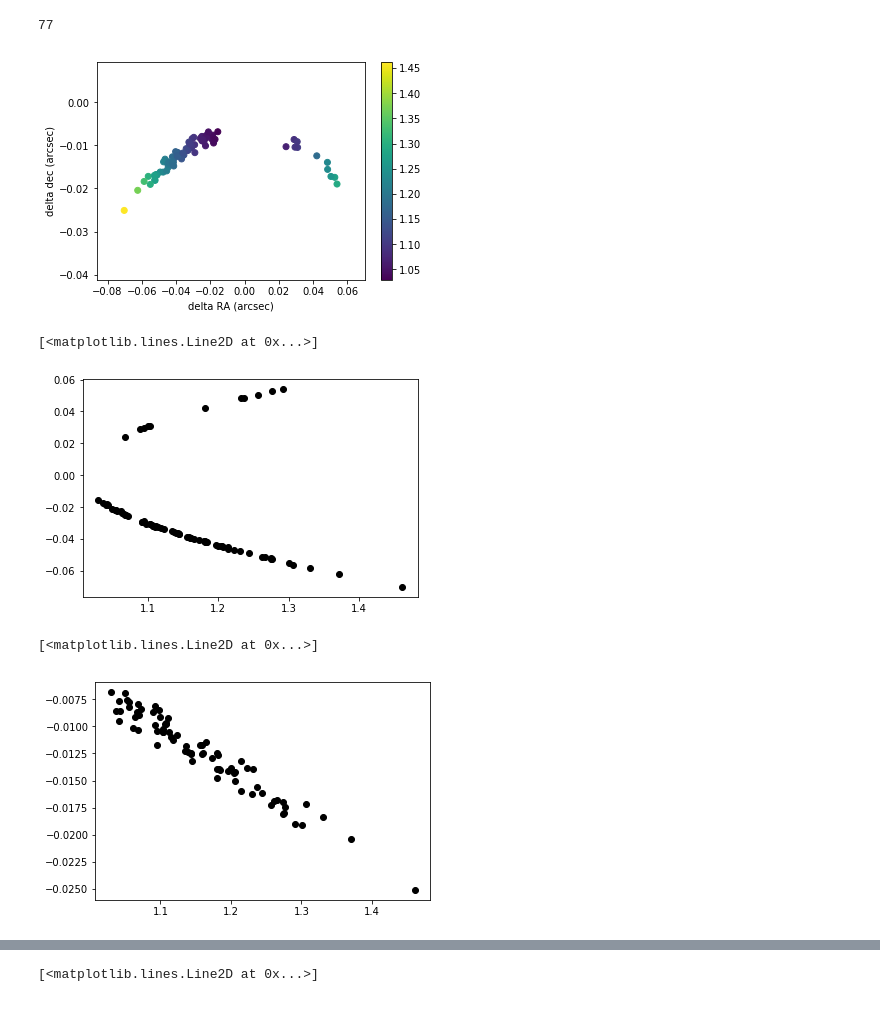
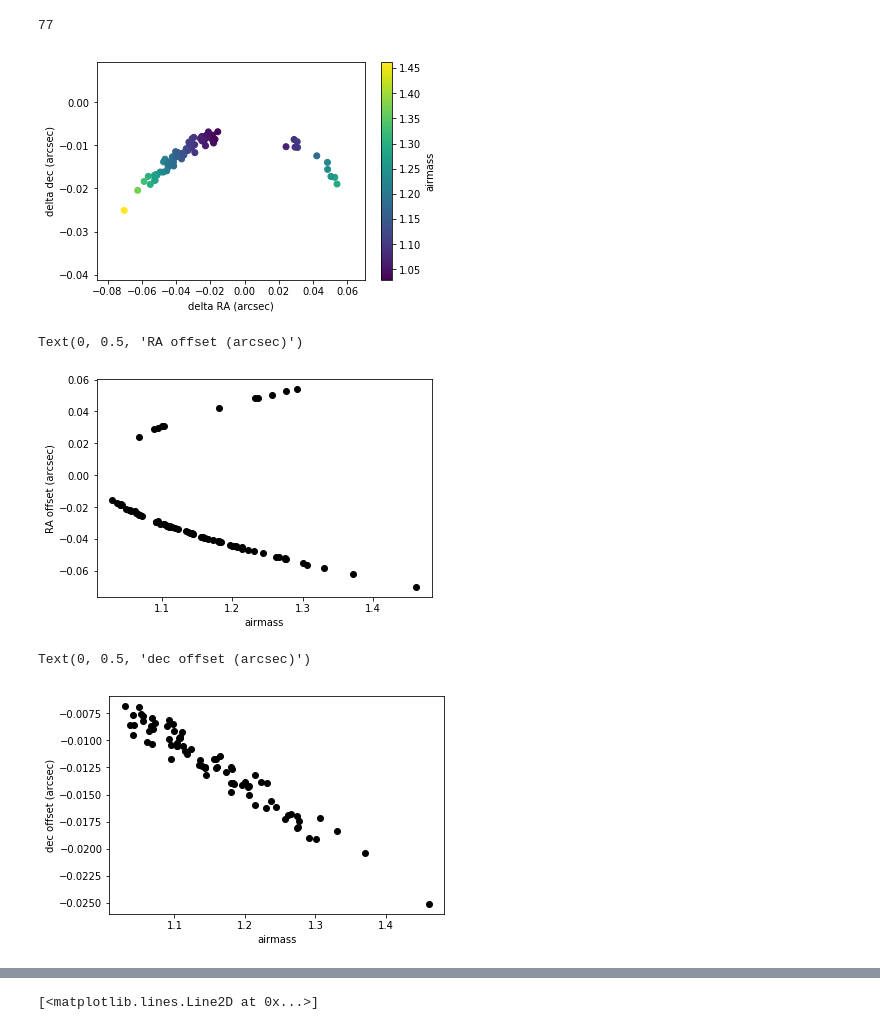
Before and after one commit to yoachim/20_Scratch, a Jupyter notebook: dcr_look/dcr.ipynb, the cells around one changed output, grey strips where cells are left out. Saved outputs shown, nothing was run; the diff lists cells and outputs as text; code cells hidden in the pictures.

```diff
--- a/dcr_look/dcr.ipynb
+++ b/dcr_look/dcr.ipynb
@@ -43,22 +47,27 @@ mv.size
 # %%
 plt.scatter(mv['ra_dcr_amp'], mv['dec_dcr_amp'], c=mv['airmass'])
 plt.xlabel('delta RA (arcsec)')
 plt.ylabel('delta dec (arcsec)')
 cb = plt.colorbar()
+cb.set_label('airmass')
 
 # Ah, the spread here is because it's computing it for the center of each pointing that overlaps this point.
 # %% [output]
-[figure, old version]
+[figure, new version]
 # %%
 plt.plot(mv['airmass'],mv['ra_dcr_amp'],  'ko')
+plt.xlabel('airmass')
+plt.ylabel('RA offset (arcsec)')
 # %% [output]
-[<matplotlib.lines.Line2D at 0x...>]
+Text(0, 0.5, 'RA offset (arcsec)')
-[figure, old version]
+[figure, new version]
 # %%
 plt.plot(mv['airmass'],mv['dec_dcr_amp'],  'ko')
+plt.xlabel('airmass')
+plt.ylabel('dec offset (arcsec)')
 # %% [output]
-[<matplotlib.lines.Line2D at 0x...>]
+Text(0, 0.5, 'dec offset (arcsec)')
-[figure, old version]
+[figure, new version]
 # %%
 # So, I can make this a linear relationship like so
 plt.plot(np.tan(np.radians(mv['zenithDistance']))*np.sin(np.radians(mv['PA'])), mv['ra_dcr_amp'], 'ko')
```
Also changed, not shown: parts of 5 cells of this notebook, 2 other files.
